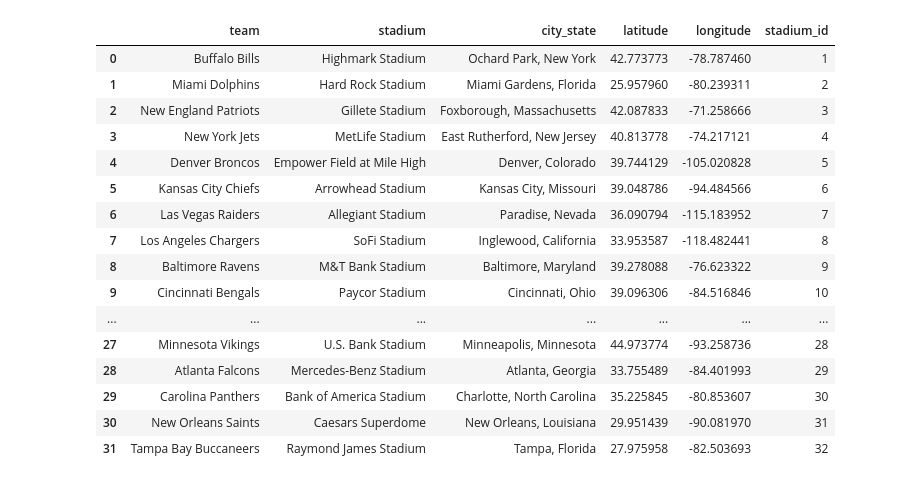
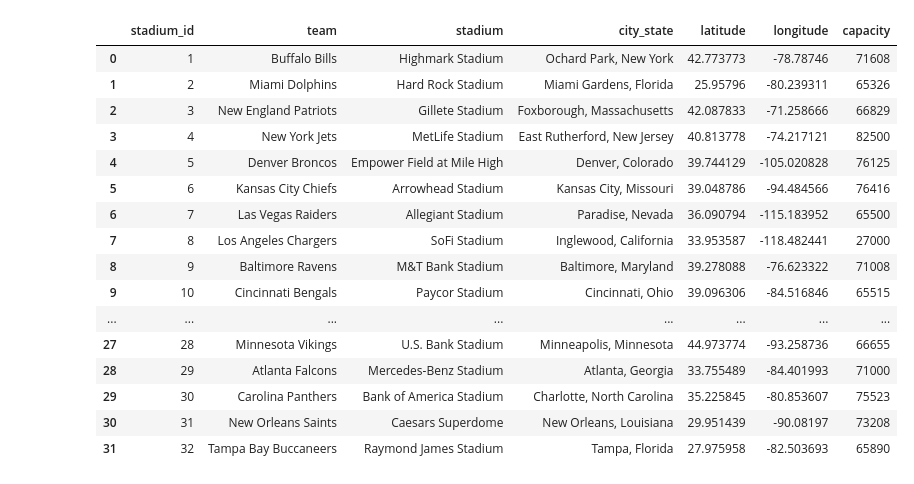
Before and after one commit to lilianaperezdiaz/nfl_project, a Jupyter notebook: clean_stadium_data_LPD copy.ipynb, the cells around one changed output. Drawn from its saved outputs; the diff is of its cells as text; code cells hidden in the pictures.

Commit message:
Cleaned stadium data

```diff
--- a/clean_stadium_data_LPD.ipynb
+++ b/clean_stadium_data_LPD copy.ipynb
@@ -27,0 +20,5 @@ capacity_df = pd.read_csv("./Resources/nfl_stadiums.csv")
+# %%
+#Align column names to merge data
+capacity_df = capacity_df.rename(columns={'Team(s)':'team_name'})
+stadium_df = pd.merge(teams_df, capacity_df, on='team_name',how="left")
+stadium_df
@@ -44,5 +65,6 @@ columns
 # %%
 #Drop columns that will not be used
+stadium_df = stadium_df.drop(['Location', 'Surface','Roof type', 'Opened','home_stadium_y'], axis =1)
 stadium_df = stadium_df.drop(['mascot', 'live_mascots', 'conference','division','year_est', 'superbowl_wins'], axis =1)
 stadium_df
 # %% [output]
@@ -65,0 +88,6 @@ stadium_df
+# %%
+#Adding missing capacity data
+stadium_df.loc[3,['capacity']] = 82500.0
+stadium_df.loc[6,['capacity']] = 65500.0
+stadium_df.loc[19,['capacity']] = 63000.0
+stadium_df
@@ -67,8 +113,9 @@ stadium_df
 #Rename the columns
 stadium_df = stadium_df.rename(columns={'team_name':'team',
                                         'location': 'city_state',
-                                       'home_stadium':'stadium',
+                                       'home_stadium_x':'stadium',
                                        'long':'longitude',
-                                       'lat':'latitude'})
+                                       'lat':'latitude',
+                                       'Capacity':'capacity'})
 stadium_df
 # %% [output]
@@ -117,22 +164,23 @@ memory usage: 1.4 KB
 # %%
-#Adding unique identifier for each stadium
-stadium_df['stadium_id'] = [1,2,3,4,5,6,7,8,9,10,11,12,13,14,15,16,17,18,19,20,21,22,23,24,25,26,27,28,29,30,31,32]
-stadium_df
+#Adding unique identifier for each stadium and reoganizing rows
+newstadium_df['stadium_id'] = [1,2,3,4,5,6,7,8,9,10,11,12,13,14,15,16,17,18,19,20,21,22,23,24,25,26,27,28,29,30,31,32]
+newstadium_df = newstadium_df[['stadium_id','team', 'stadium','city_state','latitude', 'longitude','capacity']]
+newstadium_df
 # %% [output]
-|  | team | stadium | city_state | latitude | longitude | stadium_id |
-| 0 | Buffalo Bills | Highmark Stadium | Ochard Park, New York | 42.773773 | -78.787460 | 1 |
-| 1 | Miami Dolphins | Hard Rock Stadium | Miami Gardens, Florida | 25.957960 | -80.239311 | 2 |
-| 2 | New England Patriots | Gillete Stadium | Foxborough, Massachusetts | 42.087833 | -71.258666 | 3 |
-| 3 | New York Jets | MetLife Stadium | East Rutherford, New Jersey | 40.813778 | -74.217121 | 4 |
-| 4 | Denver Broncos | Empower Field at Mile High | Denver, Colorado | 39.744129 | -105.020828 | 5 |
-| 5 | Kansas City Chiefs | Arrowhead Stadium | Kansas City, Missouri | 39.048786 | -94.484566 | 6 |
-| 6 | Las Vegas Raiders | Allegiant Stadium | Paradise, Nevada | 36.090794 | -115.183952 | 7 |
-| 7 | Los Angeles Chargers | SoFi Stadium | Inglewood, California | 33.953587 | -118.482441 | 8 |
-| 8 | Baltimore Ravens | M&T Bank Stadium | Baltimore, Maryland | 39.278088 | -76.623322 | 9 |
-| 9 | Cincinnati Bengals | Paycor Stadium | Cincinnati, Ohio | 39.096306 | -84.516846 | 10 |
-| ... | ... | ... | ... | ... | ... | ... |
-| 27 | Minnesota Vikings | U.S. Bank Stadium | Minneapolis, Minnesota | 44.973774 | -93.258736 | 28 |
-| 28 | Atlanta Falcons | Mercedes-Benz Stadium | Atlanta, Georgia | 33.755489 | -84.401993 | 29 |
-| 29 | Carolina Panthers | Bank of America Stadium | Charlotte, North Carolina | 35.225845 | -80.853607 | 30 |
-| 30 | New Orleans Saints | Caesars Superdome | New Orleans, Louisiana | 29.951439 | -90.081970 | 31 |
-| 31 | Tampa Bay Buccaneers | Raymond James Stadium | Tampa, Florida | 27.975958 | -82.503693 | 32 |
+|  | stadium_id | team | stadium | city_state | latitude | longitude | capacity |
+| 0 | 1 | Buffalo Bills | Highmark Stadium | Ochard Park, New York | 42.773773 | -78.78746 | 71608 |
+| 1 | 2 | Miami Dolphins | Hard Rock Stadium | Miami Gardens, Florida | 25.95796 | -80.239311 | 65326 |
+| 2 | 3 | New England Patriots | Gillete Stadium | Foxborough, Massachusetts | 42.087833 | -71.258666 | 66829 |
+| 3 | 4 | New York Jets | MetLife Stadium | East Rutherford, New Jersey | 40.813778 | -74.217121 | 82500 |
+| 4 | 5 | Denver Broncos | Empower Field at Mile High | Denver, Colorado | 39.744129 | -105.020828 | 76125 |
+| 5 | 6 | Kansas City Chiefs | Arrowhead Stadium | Kansas City, Missouri | 39.048786 | -94.484566 | 76416 |
+| 6 | 7 | Las Vegas Raiders | Allegiant Stadium | Paradise, Nevada | 36.090794 | -115.183952 | 65500 |
+| 7 | 8 | Los Angeles Chargers | SoFi Stadium | Inglewood, California | 33.953587 | -118.482441 | 27000 |
+| 8 | 9 | Baltimore Ravens | M&T Bank Stadium | Baltimore, Maryland | 39.278088 | -76.623322 | 71008 |
+| 9 | 10 | Cincinnati Bengals | Paycor Stadium | Cincinnati, Ohio | 39.096306 | -84.516846 | 65515 |
+| ... | ... | ... | ... | ... | ... | ... | ... |
+| 27 | 28 | Minnesota Vikings | U.S. Bank Stadium | Minneapolis, Minnesota | 44.973774 | -93.258736 | 66655 |
+| 28 | 29 | Atlanta Falcons | Mercedes-Benz Stadium | Atlanta, Georgia | 33.755489 | -84.401993 | 71000 |
+| 29 | 30 | Carolina Panthers | Bank of America Stadium | Charlotte, North Carolina | 35.225845 | -80.853607 | 75523 |
+| 30 | 31 | New Orleans Saints | Caesars Superdome | New Orleans, Louisiana | 29.951439 | -90.08197 | 73208 |
+| 31 | 32 | Tampa Bay Buccaneers | Raymond James Stadium | Tampa, Florida | 27.975958 | -82.503693 | 65890 |
```
Also changed, not shown: parts of 8 cells of this notebook.
